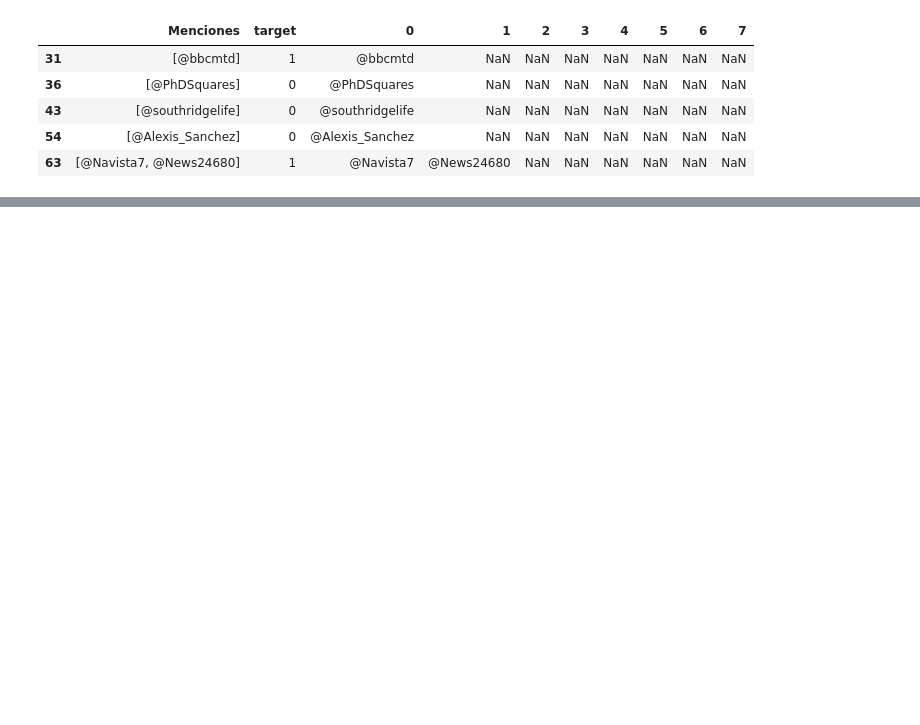
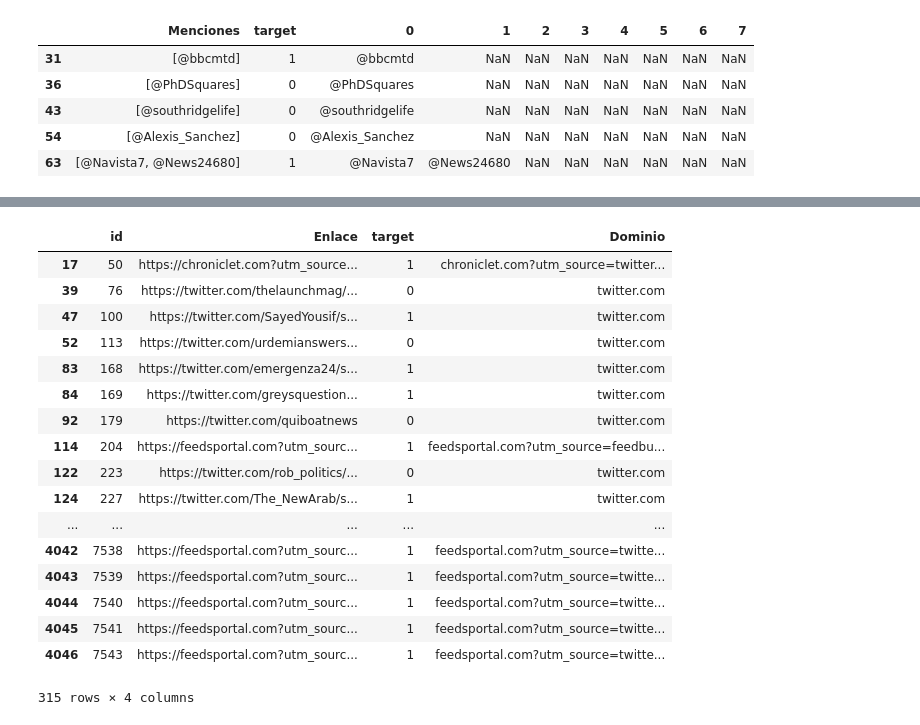
Before and after one commit to freedocx/CovidNPLDisaster, a Jupyter notebook: Javier/Analysis.ipynb, the cells around one changed output, grey strips where cells are left out. Saved outputs shown, nothing was run; the diff lists cells and outputs as text; code cells hidden in the pictures; blank space fills up the shorter version.

```diff
--- a/Javier/Analysis.ipynb
+++ b/Javier/Analysis.ipynb
@@ -316,0 +488,24 @@ LookupError:
+# %%
+enlaces_target.loc[(enlaces_target["Dominio"].str.contains("twitter")) &\
+                   (~enlaces_target["Enlace"].str.contains("video")) &\
+                   (~enlaces_target["Enlace"].str.contains("photo")) &\
+                   (~enlaces_target["Enlace"].str.contains("https://twitter.com/account/suspended"))]
+# %% [output]
+|  | id | Enlace | target | Dominio |
+| 17 | 50 | https://chroniclet.com?utm_source... | 1 | chroniclet.com?utm_source=twitter... |
+| 39 | 76 | https://twitter.com/thelaunchmag/... | 0 | twitter.com |
+| 47 | 100 | https://twitter.com/SayedYousif/s... | 1 | twitter.com |
+| 52 | 113 | https://twitter.com/urdemianswers... | 0 | twitter.com |
+| 83 | 168 | https://twitter.com/emergenza24/s... | 1 | twitter.com |
+| 84 | 169 | https://twitter.com/greysquestion... | 1 | twitter.com |
+| 92 | 179 | https://twitter.com/quiboatnews | 0 | twitter.com |
+| 114 | 204 | https://feedsportal.com?utm_sourc... | 1 | feedsportal.com?utm_source=feedbu... |
+| 122 | 223 | https://twitter.com/rob_politics/... | 0 | twitter.com |
+| 124 | 227 | https://twitter.com/The_NewArab/s... | 1 | twitter.com |
+| ... | ... | ... | ... | ... |
+| 4042 | 7538 | https://feedsportal.com?utm_sourc... | 1 | feedsportal.com?utm_source=twitte... |
+| 4043 | 7539 | https://feedsportal.com?utm_sourc... | 1 | feedsportal.com?utm_source=twitte... |
+| 4044 | 7540 | https://feedsportal.com?utm_sourc... | 1 | feedsportal.com?utm_source=twitte... |
+| 4045 | 7541 | https://feedsportal.com?utm_sourc... | 1 | feedsportal.com?utm_source=twitte... |
+| 4046 | 7543 | https://feedsportal.com?utm_sourc... | 1 | feedsportal.com?utm_source=twitte... |
+315 rows × 4 columns
```
Also changed, not shown: parts of 25 cells of this notebook.
